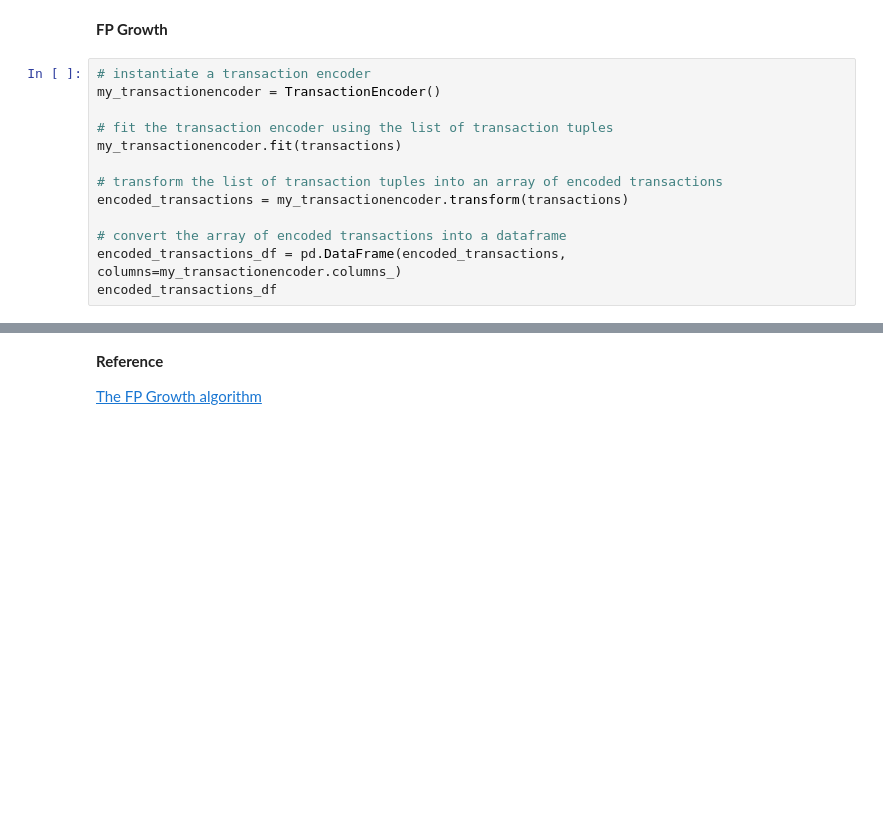
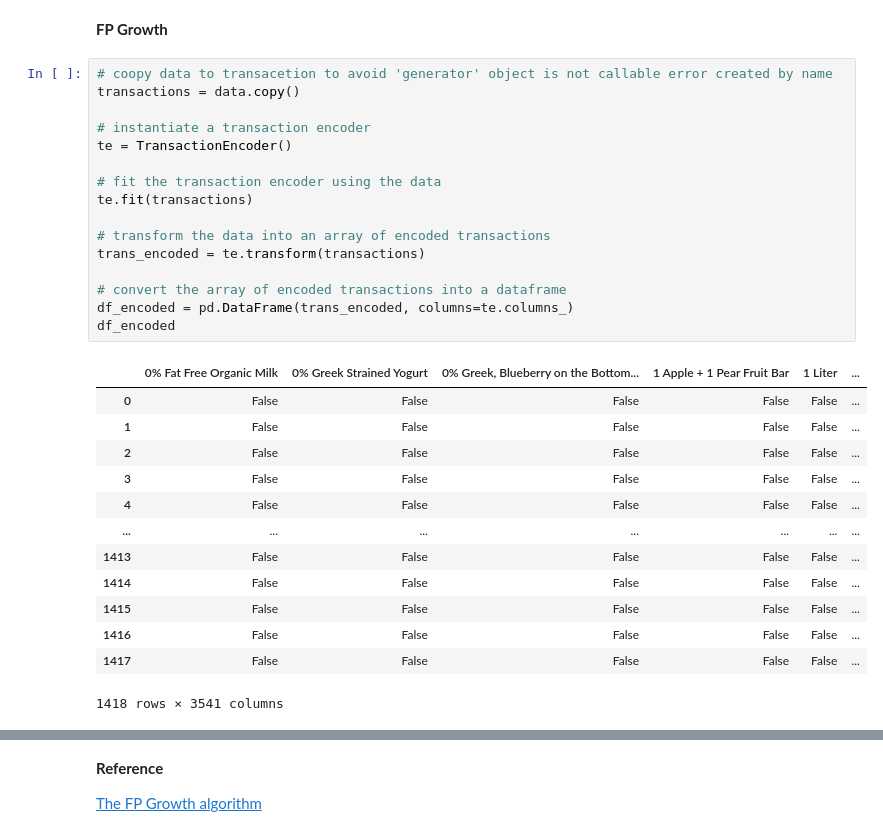
Before and after one commit to AbrahamKong/CMPE255-Apriori_and_FP_Growth, a Jupyter notebook: CMPE_255_Apriori_and_FP_Growth.ipynb, the cells around one changed output, grey strips where cells are left out. Drawn from its saved outputs; the diff is of its cells as text; blank space fills up the shorter version.

```diff
--- a/CMPE_255_Apriori_and_FP_Growth.ipynb
+++ b/CMPE_255_Apriori_and_FP_Growth.ipynb
@@ -84,18 +98,35 @@ apriori_result['ordered_statistics'][0]
 # %% [markdown]
 **FP Growth**
 # %%
+# coopy data to transacetion to avoid 'generator' object is not callable error created by name
+transactions = data.copy()
+
 # instantiate a transaction encoder
-my_transactionencoder = TransactionEncoder()
+te = TransactionEncoder()
 
-# fit the transaction encoder using the list of transaction tuples
-my_transactionencoder.fit(transactions)
+# fit the transaction encoder using the data
+te.fit(transactions)
 
-# transform the list of transaction tuples into an array of encoded transactions
-encoded_transactions = my_transactionencoder.transform(transactions)
+# transform the data into an array of encoded transactions
+trans_encoded = te.transform(transactions)
 
 # convert the array of encoded transactions into a dataframe
-encoded_transactions_df = pd.DataFrame(encoded_transactions, columns=my_transactionencoder.columns_)
-encoded_transactions_df
+df_encoded = pd.DataFrame(trans_encoded, columns=te.columns_)
+df_encoded
+# %% [output]
+|  | 0% Fat Free Organic Milk | 0% Greek Strained Yogurt | 0% Greek, Blueberry on the Bottom... | 1 Apple + 1 Pear Fruit Bar | 1 Liter | ... |
+| 0 | False | False | False | False | False | ... |
+| 1 | False | False | False | False | False | ... |
+| 2 | False | False | False | False | False | ... |
+| 3 | False | False | False | False | False | ... |
+| 4 | False | False | False | False | False | ... |
+| ... | ... | ... | ... | ... | ... | ... |
+| 1413 | False | False | False | False | False | ... |
+| 1414 | False | False | False | False | False | ... |
+| 1415 | False | False | False | False | False | ... |
+| 1416 | False | False | False | False | False | ... |
+| 1417 | False | False | False | False | False | ... |
+1418 rows × 3541 columns
 # %%
 # our min support is 7, but it has to be expressed as a percentage for mlxtend
 min_support = 7/len(transactions)
```
Also changed, not shown: parts of 8 cells of this notebook.
